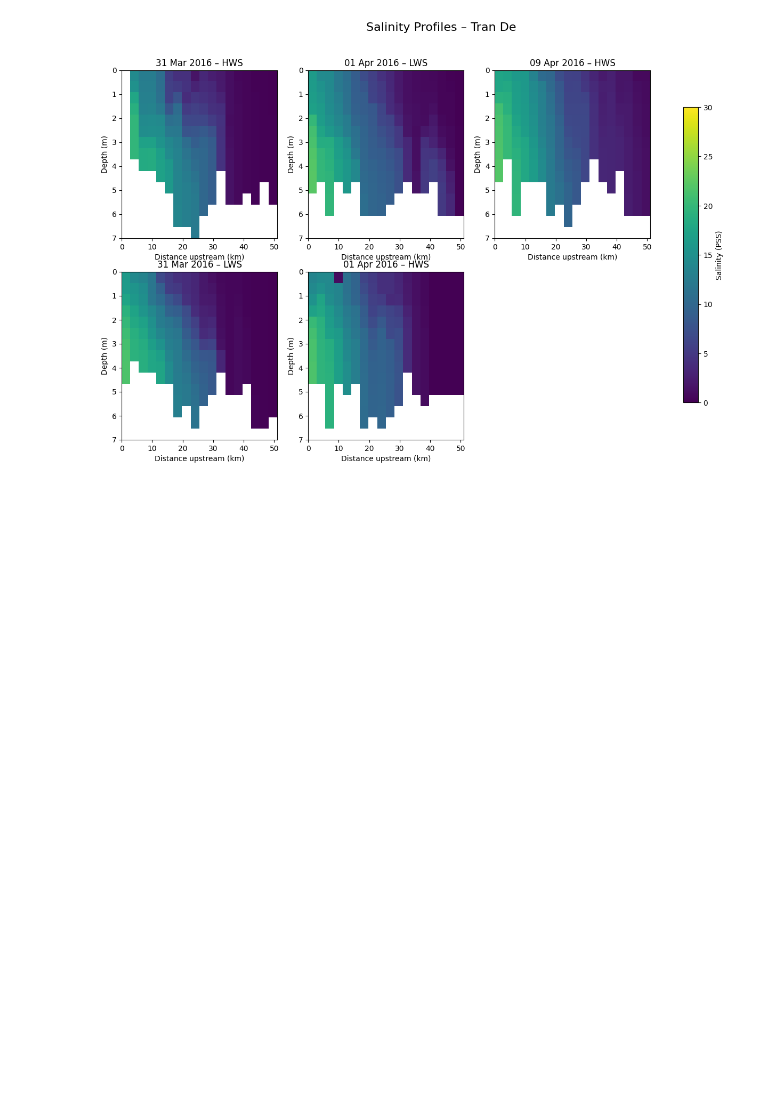
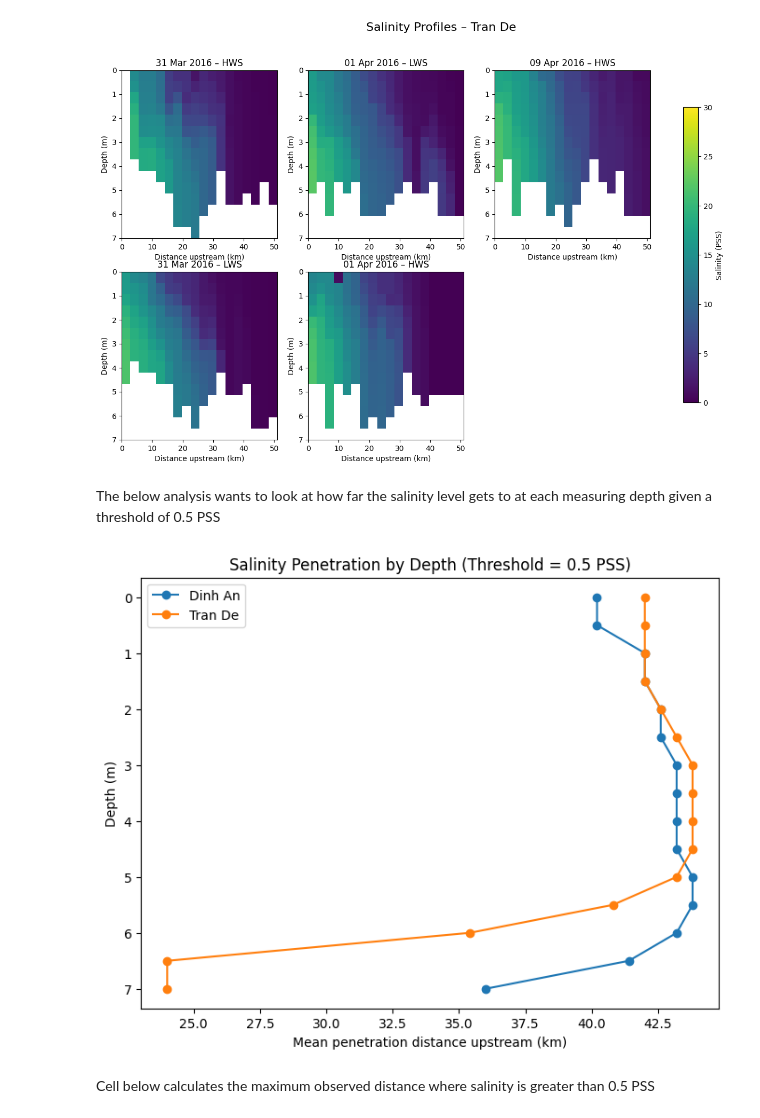
Before and after one commit to thanhduc1610/Mekong-salinity-analysis, a Jupyter notebook: src/Analysis.ipynb, the cells around one changed output. Cells and saved outputs as stored; diff of their text form; code cells hidden in the pictures; blank space fills up the shorter version.

```diff
--- a/src/Analysis.ipynb
+++ b/src/Analysis.ipynb
@@ -119,3 +110,5 @@ Subplots for Tran De
 plot_location(tran_de_files, "Tran De")
 # %% [output]
 [figure]
+# %% [markdown]
+The below analysis wants to look at how far the salinity level gets to at each measuring depth given a threshold of 0.5 PSS
@@ -121,0 +153,36 @@ plot_location(tran_de_files, "Tran De")
+# %%
+# Plotting the max distance vs. above threshold salinity
+location_mean = (
+    penetration_df
+    .groupby(["location", "depth_m"])["penetration_distance_km"]
+    .mean()
+    .reset_index()
+)
+
+plt.figure(figsize=(8, 6))
+
+for location in location_mean["location"].unique():
+
+    location_data = location_mean[
+        location_mean["location"] == location
+    ]
+
+    plt.plot(
+        location_data["penetration_distance_km"],
+        location_data["depth_m"],
+        marker="o",
+        label=location
+    )
+
+plt.gca().invert_yaxis()
+
+plt.xlabel("Mean penetration distance upstream (km)")
+plt.ylabel("Depth (m)")
+plt.title("Salinity Penetration by Depth (Threshold = 0.5 PSS)")
+plt.legend()
+
+plt.show()
+# %% [output]
+[figure, added]
+# %% [markdown]
+Cell below calculates the maximum observed distance where salinity is greater than 0.5 PSS
```
Also changed, not shown: parts of 6 cells of this notebook.
